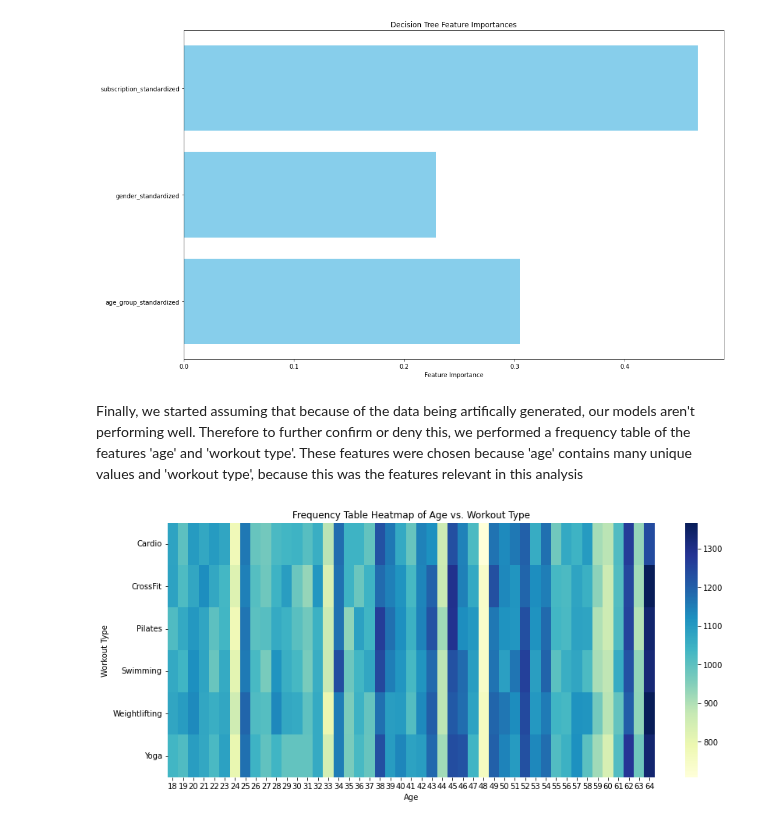
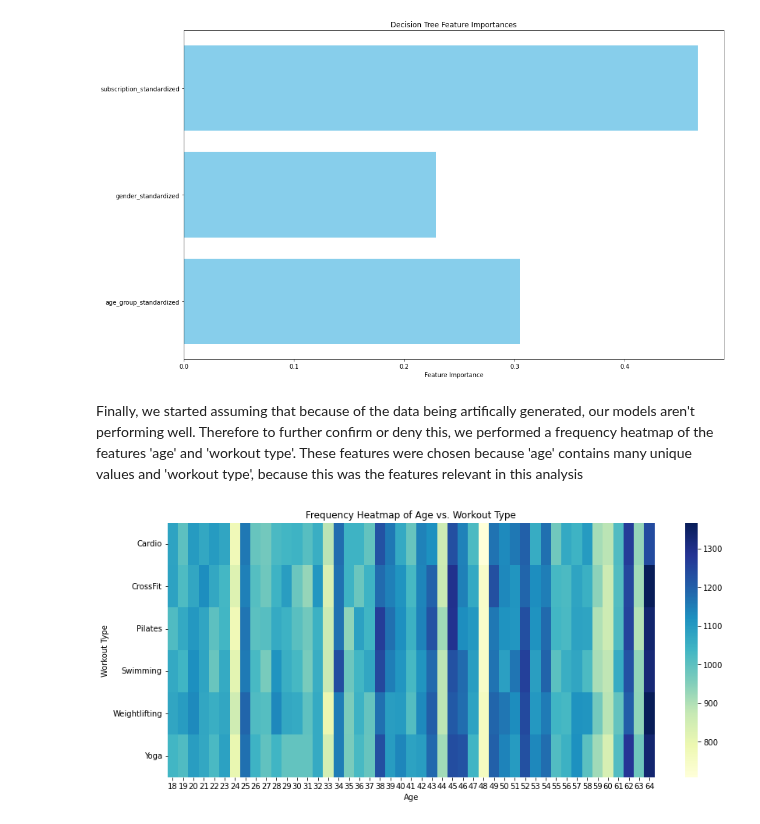
Before and after one commit to emmaqingjie/final_project_data_science, a Jupyter notebook: scripts/classification_workouttypes.ipynb, the cells around one changed output. Cells and saved outputs as stored; diff of their text form; code cells hidden in the pictures.

Commit message:
Formatting frequency heatmap

```diff
--- a/scripts/classification_workouttypes.ipynb
+++ b/scripts/classification_workouttypes.ipynb
@@ -248,15 +248,15 @@ plt.savefig('../data/plots/feature_importance.pdf')
 # %% [output]
 [figure]
 # %% [markdown]
-Finally, we started assuming that because of the data being artifically generated, our models aren't performing well. Therefore to further confirm or deny this, we performed a frequency table of the features 'age' and 'workout type'. These features were chosen because 'age' contains many unique values and 'workout type', because this was the features relevant in this analysis
+Finally, we started assuming that because of the data being artifically generated, our models aren't performing well. Therefore to further confirm or deny this, we performed a frequency heatmap of the features 'age' and 'workout type'. These features were chosen because 'age' contains many unique values and 'workout type', because this was the features relevant in this analysis
 # %%
 cross_tab = pd.crosstab(workout_data['workout_type'], workout_data['age'])
 
 plt.figure(figsize=(14, 6))
 sns.heatmap(cross_tab, annot=False, cmap='YlGnBu')
-plt.title('Frequency Table Heatmap of Age vs. Workout Type')
+plt.title('Frequency Heatmap of Age vs. Workout Type')
 plt.xlabel('Age')
 plt.ylabel('Workout Type')
 plt.savefig('../data/plots/frequency_table.pdf')
 # %% [output]
-[figure, old version]
+[figure, new version]
```
Also changed, not shown: 1 other file.
